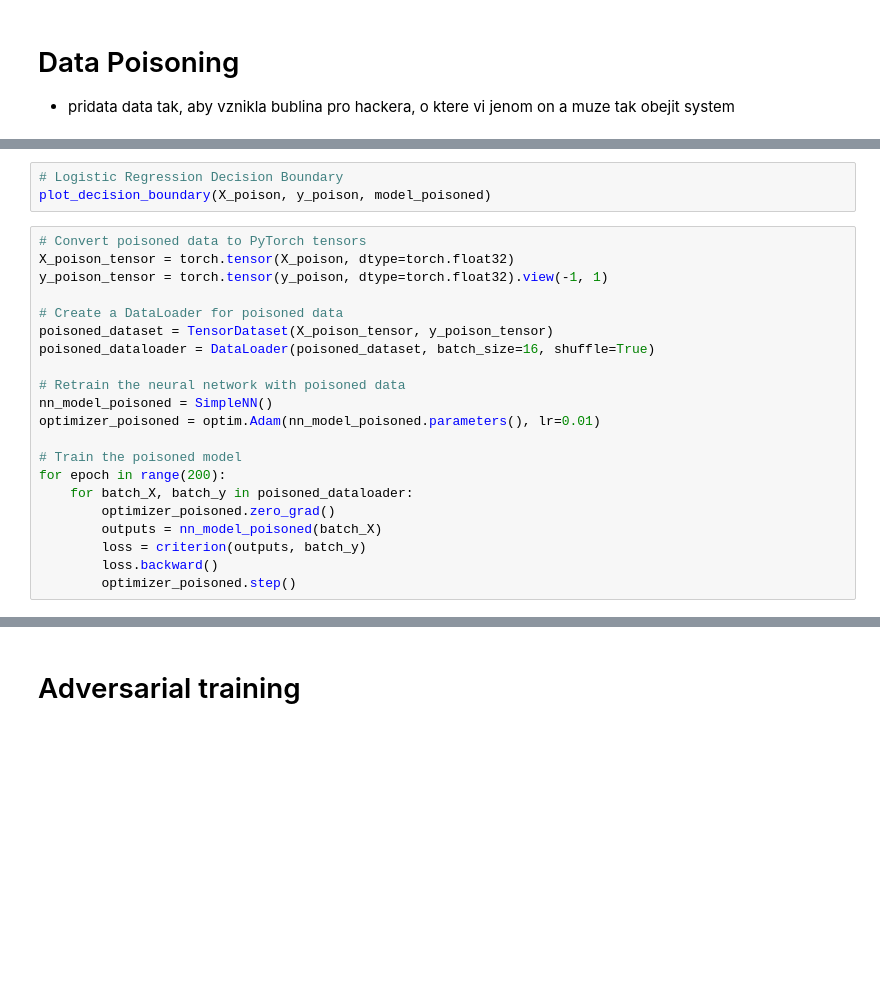
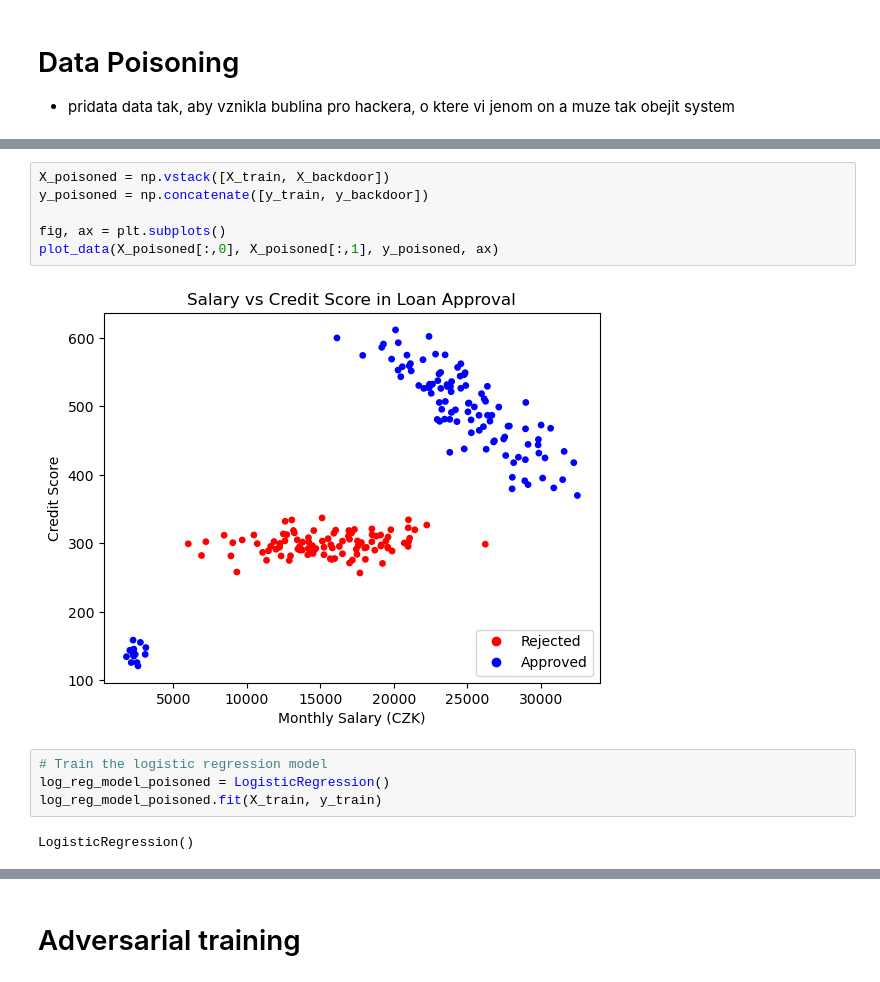
Before and after one commit to nickobard/ai-summer-school, a Jupyter notebook: data_poisoning.ipynb, the cells around one changed output, grey strips where cells are left out. Cells and saved outputs as stored; diff of their text form; blank space fills up the shorter version.

```diff
--- a/data_poisoning.ipynb
+++ b/data_poisoning.ipynb
@@ -200,25 +206,15 @@ model_poisoned.fit(X_poison, y_poison)
 # %%
-# Logistic Regression Decision Boundary
-plot_decision_boundary(X_poison, y_poison, model_poisoned)
+X_poisoned = np.vstack([X_train, X_backdoor])
+y_poisoned = np.concatenate([y_train, y_backdoor])
+
+fig, ax = plt.subplots()
+plot_data(X_poisoned[:,0], X_poisoned[:,1], y_poisoned, ax)
+# %% [output]
+[figure, added]
 # %%
-# Convert poisoned data to PyTorch tensors
-X_poison_tensor = torch.tensor(X_poison, dtype=torch.float32)
-y_poison_tensor = torch.tensor(y_poison, dtype=torch.float32).view(-1, 1)
-
-# Create a DataLoader for poisoned data
-poisoned_dataset = TensorDataset(X_poison_tensor, y_poison_tensor)
-poisoned_dataloader = DataLoader(poisoned_dataset, batch_size=16, shuffle=True)
-
-# Retrain the neural network with poisoned data
-nn_model_poisoned = SimpleNN()
-optimizer_poisoned = optim.Adam(nn_model_poisoned.parameters(), lr=0.01)
-
-# Train the poisoned model
-for epoch in range(200):
-    for batch_X, batch_y in poisoned_dataloader:
-        optimizer_poisoned.zero_grad()
-        outputs = nn_model_poisoned(batch_X)
-        loss = criterion(outputs, batch_y)
-        loss.backward()
-        optimizer_poisoned.step()
+# Train the logistic regression model
+log_reg_model_poisoned = LogisticRegression()
+log_reg_model_poisoned.fit(X_train, y_train)
+# %% [output]
+LogisticRegression()
 # %%
```
Also changed, not shown: parts of 15 cells of this notebook.
